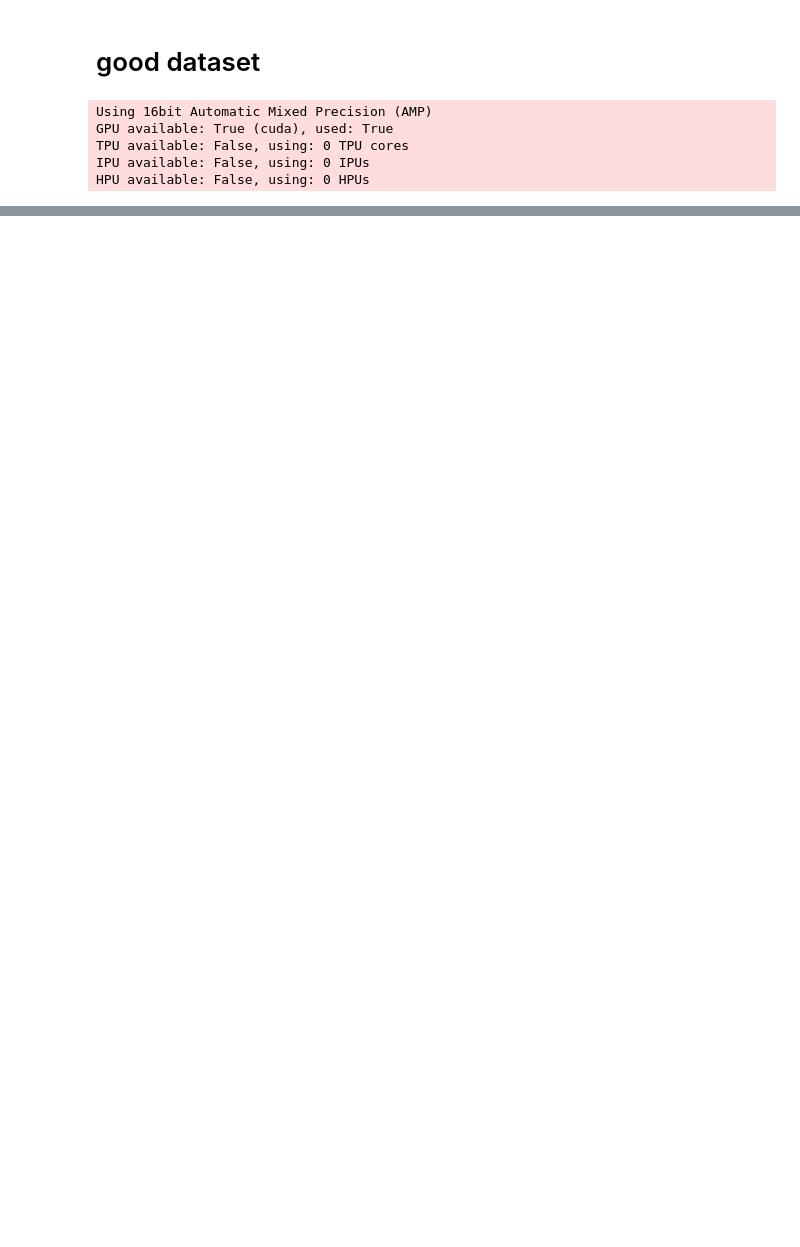
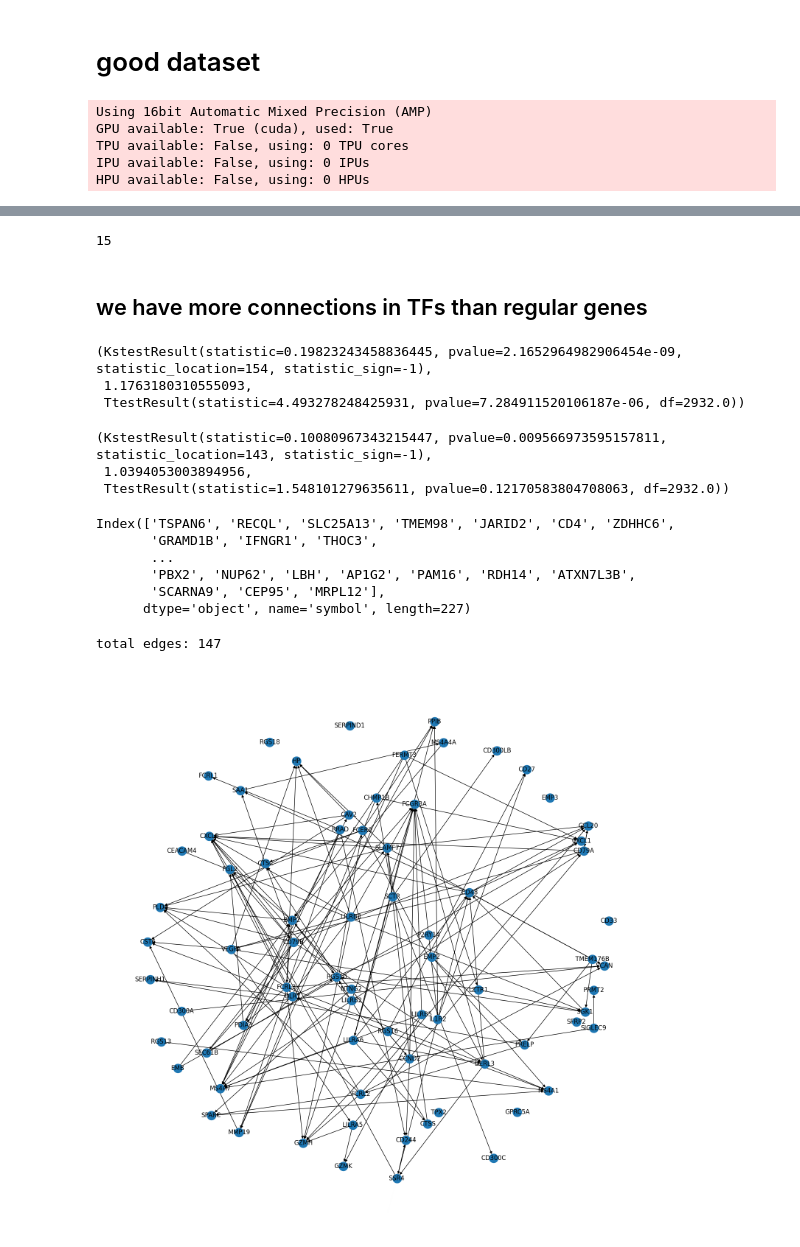
Before and after one commit to jkobject/scPRINT, a Jupyter notebook: notebooks/assessments/GRNbenchmark.ipynb, the cells around one changed output, grey strips where cells are left out. Saved outputs shown, nothing was run; the diff lists cells and outputs as text; code cells hidden in the pictures; blank space fills up the shorter version.

```diff
--- a/notebooks/assessments/GRNbenchmark.ipynb
+++ b/notebooks/assessments/GRNbenchmark.ipynb
@@ -217,0 +352,3 @@ torch.cuda.empty_cache()
+# %%
+grn = read_h5ad('grn_b_cell.h5ad')
+# utils.plot_cluster(grn)
@@ -217,0 +471,42 @@ torch.cuda.empty_cache()
+# %%
+(a!=0).sum(0).min()
+# %% [output]
+15
+# %% [markdown]
+## we have more connections in TFs than regular genes
+# %%
+from scipy import stats
+
+# Calculate the sum of non-zero elements for TFs and non-TFs
+TFs_sum = (grn.varp['GRN'][grn.var['TFs']]!=0).sum(1)
+non_TFs_sum = (grn.varp['GRN'][~grn.var['TFs']]!=0).sum(1)
+
+# Perform a statistical test to check if they come from the same distribution
+ks_result = stats.ks_2samp(TFs_sum, non_TFs_sum)
+
+# Compute fold increase and perform a statistical test
+fold_increase = TFs_sum.mean() / non_TFs_sum.mean()
+fold_increase_test = stats.ttest_ind(TFs_sum, non_TFs_sum)
+
+ks_result, fold_increase, fold_increase_test
+# %% [output]
+(KstestResult(statistic=0.19823243458836445, pvalue=2.1652964982906454e-09, statistic_location=154, statistic_sign=-1),
+ 1.1763180310555093,
+ TtestResult(statistic=4.493278248425931, pvalue=7.284911520106187e-06, df=2932.0))
+# %%
+#now the other way around (doesn't work)
+TFs_sum = (grn.varp['GRN'][:,grn.var['TFs']]!=0).sum(0)
+non_TFs_sum = (grn.varp['GRN'][:,~grn.var['TFs']]!=0).sum(0)
+
+# Perform a statistical test to check if they come from the same distribution
+ks_result = stats.ks_2samp(TFs_sum, non_TFs_sum)
+
+# Compute fold increase and perform a statistical test
+fold_increase = TFs_sum.mean() / non_TFs_sum.mean()
+fold_increase_test = stats.ttest_ind(TFs_sum, non_TFs_sum)
+
+ks_result, fold_increase, fold_increase_test
+# %% [output]
+(KstestResult(statistic=0.10080967343215447, pvalue=0.009566973595157811, statistic_location=143, statistic_sign=-1),
+ 1.0394053003894956,
+ TtestResult(statistic=1.548101279635611, pvalue=0.12170583804708063, df=2932.0))
@@ -217,0 +517,9 @@ torch.cuda.empty_cache()
+# %%
+grn.var[(sub.varm['Targets']!=0)[0]].index
+# %% [output]
+Index(['TSPAN6', 'RECQL', 'SLC25A13', 'TMEM98', 'JARID2', 'CD4', 'ZDHHC6',
+       'GRAMD1B', 'IFNGR1', 'THOC3',
+       ...
+       'PBX2', 'NUP62', 'LBH', 'AP1G2', 'PAM16', 'RDH14', 'ATXN7L3B',
+       'SCARNA9', 'CEP95', 'MRPL12'],
+      dtype='object', name='symbol', length=227)
@@ -217,0 +555,5 @@ torch.cuda.empty_cache()
+# %%
+plot_subgraph_of(grn, 'IRF4', using="Targets", max_edges=100, plot_size=15)
+# %% [output]
+total edges: 147
+[figure, added]
```
Also changed, not shown: parts of 55 cells of this notebook, 10 other files.
